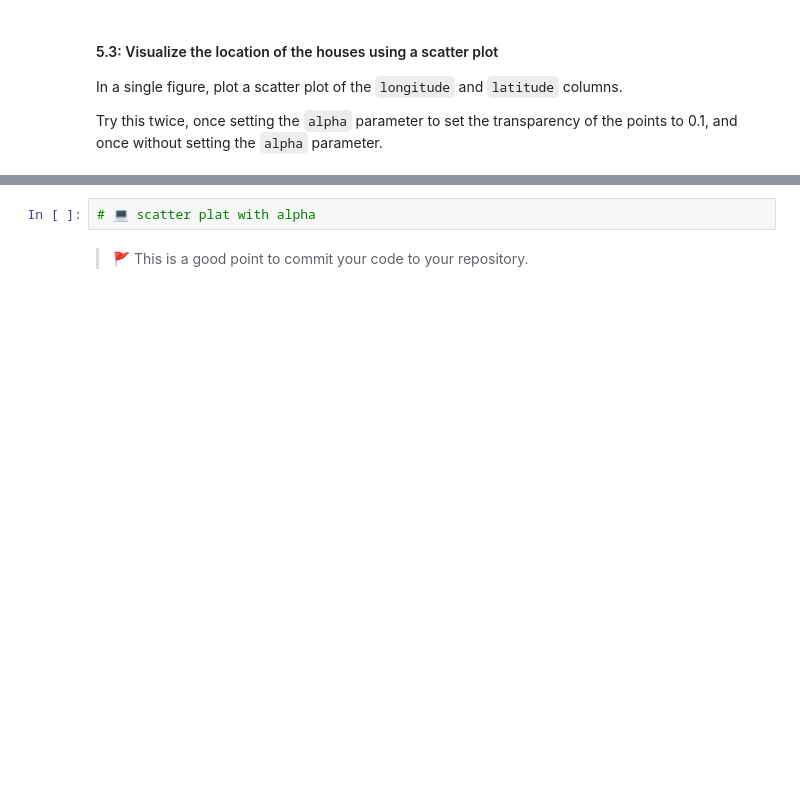
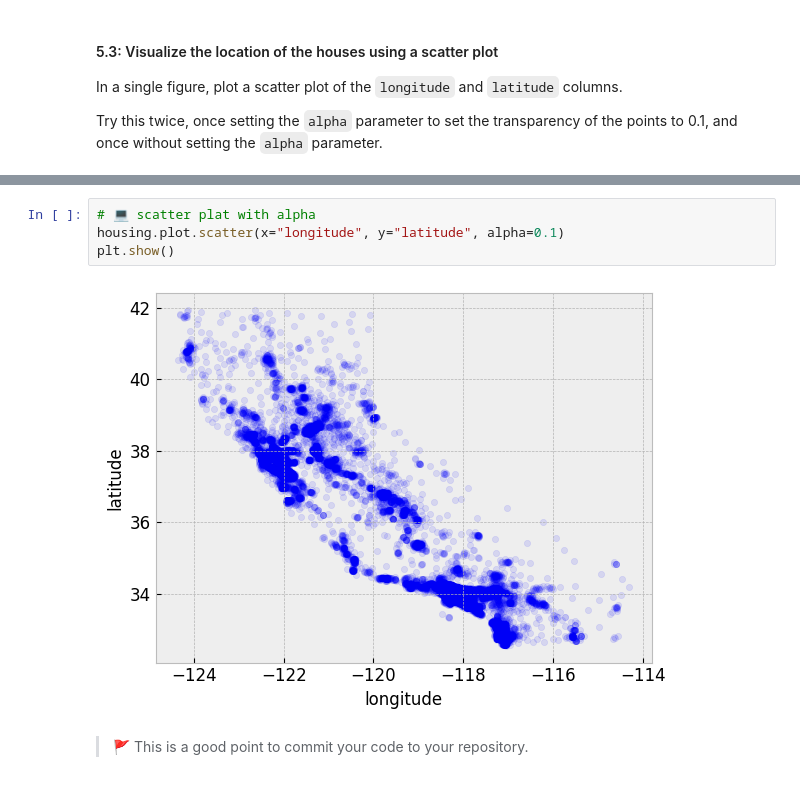
Before and after one commit to IT4063-Spring2025/eda-assignment-ravinayakk, a Jupyter notebook: notebook.ipynb, the cells around one changed output, grey strips where cells are left out. Saved outputs shown, nothing was run; the diff lists cells and outputs as text; blank space fills up the shorter version.

Commit message:
Finished alphas exercise

```diff
--- a/notebook.ipynb
+++ b/notebook.ipynb
@@ -213,5 +217,9 @@ Try this twice, once setting the `alpha` parameter to set the transparency of th
 # %%
 # 💻 scatter plat with alpha
+housing.plot.scatter(x="longitude", y="latitude", alpha=0.1)
+plt.show()
+# %% [output]
+[figure, added]
 # %% [markdown]
 > 🚩 This is a good point to commit your code to your repository.
 # %% [markdown]
```
Also changed, not shown: parts of 1 cell of this notebook.
